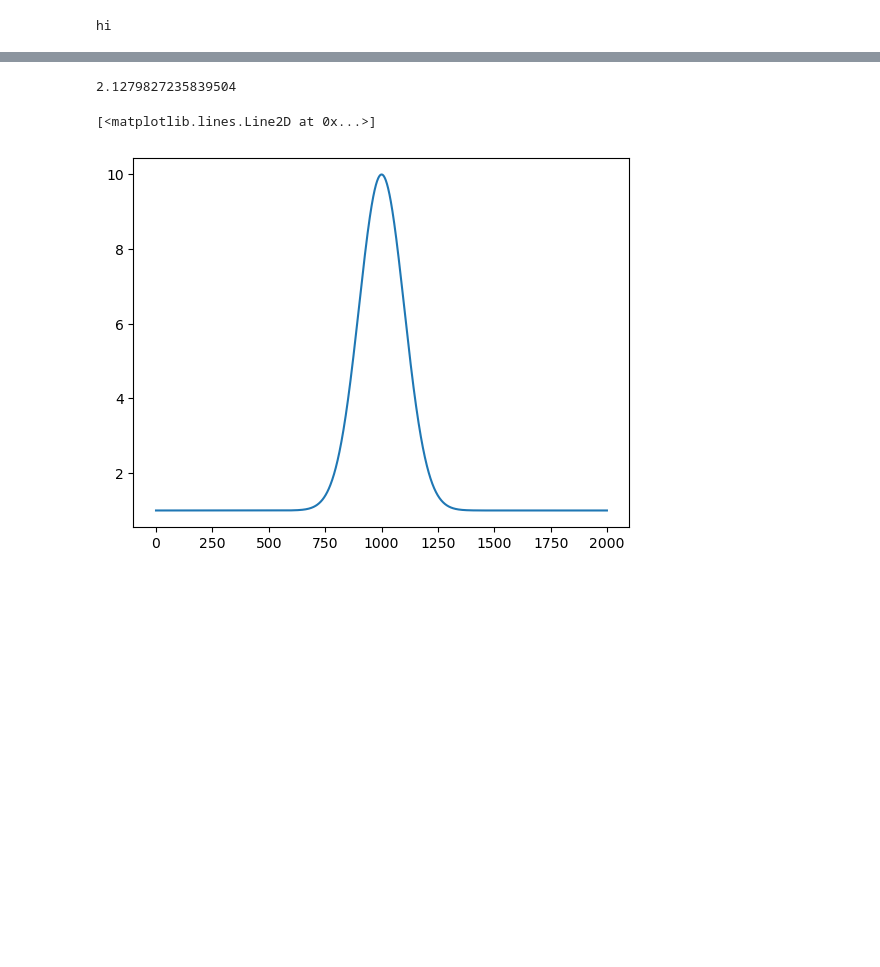
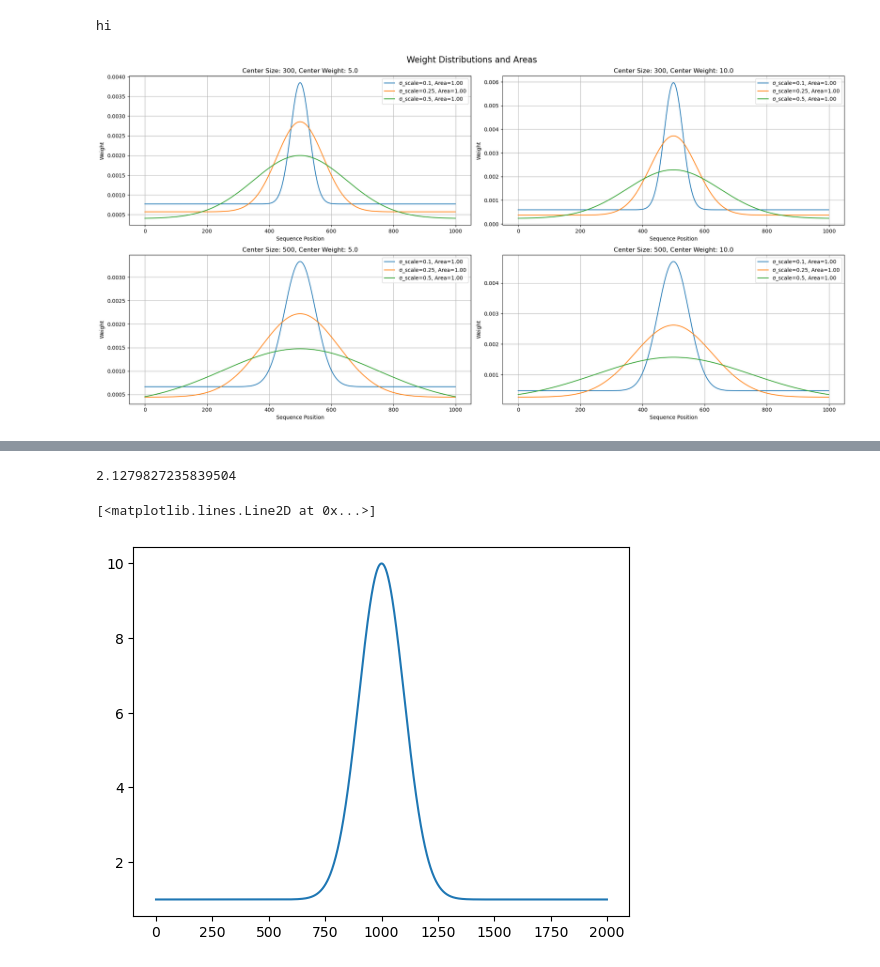
Before and after one commit to Vishvak2000/cpbl, a Jupyter notebook: testing/testing_spread.ipynb, the cells around one changed output, grey strips where cells are left out. Cells and saved outputs as stored; diff of their text form; code cells hidden in the pictures; blank space fills up the shorter version.

```diff
--- a/testing/testing_spread.ipynb
+++ b/testing/testing_spread.ipynb
@@ -20,0 +5,64 @@ def create_weights(sequence_length, center_size, center_weight, sigma_scale):
+# %%
+import torch
+import torch.nn as nn
+import numpy as np
+from scipy.stats import norm
+import matplotlib.pyplot as plt
+from scipy.integrate import simps
+
+class WeightedMSELoss(nn.Module):
+    def __init__(self, sequence_length, center_size=500, center_weight=10.0, sigma_scale=0.25):
+        super().__init__()
+        self.sequence_length = sequence_length
+        self.center_size = center_size
+        self.center_weight = center_weight
+        self.sigma_scale = sigma_scale
+        self.weights = self._create_weights()
+
+    def _create_weights(self):
+        x = np.linspace(-self.sequence_length/2, self.sequence_length/2, self.sequence_length)
+        mu = 0
+        sigma = self.center_size * self.sigma_scale
+
+        gaussian = norm.pdf(x, mu, sigma)
+        gaussian_scaled = (self.center_weight - 1) * (gaussian / np.max(gaussian))
+        weights = 1 + gaussian_scaled
+
+        return torch.tensor(weights, dtype=torch.float32)/weights.sum()
+
+def calculate_area(weights):
+    return simps(weights.numpy(), dx=1)
+
+def plot_and_analyze_weights(sequence_length, center_sizes, center_weights, sigma_scales):
+    fig, axs = plt.subplots(len(center_sizes), len(center_weights), figsize=(20, 5*len(center_sizes)))
+    fig.suptitle('Weight Distributions and Areas', fontsize=16)
+
+    for i, center_size in enumerate(center_sizes):
+        for j, center_weight in enumerate(center_weights):
+            ax = axs[i, j] if len(center_sizes) > 1 else axs[j]
+
+            for sigma_scale in sigma_scales:
+                loss = WeightedMSELoss(sequence_length, center_size, center_weight, sigma_scale)
+                weights = loss.weights
+                area = calculate_area(weights)
+
+                ax.plot(weights, label=f'σ_scale={sigma_scale}, Area={area:.2f}')
+
+            ax.set_title(f'Center Size: {center_size}, Center Weight: {center_weight}')
+            ax.set_xlabel('Sequence Position')
+            ax.set_ylabel('Weight')
+            ax.legend()
+            ax.grid(True)
+
+    plt.tight_layout()
+    plt.show()
+
+# Example usage
+sequence_length = 1000
+center_sizes = [300, 500]
+center_weights = [5.0, 10.0]
+sigma_scales = [0.1, 0.25, 0.5]
+
+plot_and_analyze_weights(sequence_length, center_sizes, center_weights, sigma_scales)
+# %% [output]
+[figure, added]
```
Also changed, not shown: parts of 3 cells of this notebook, 15 other files.
